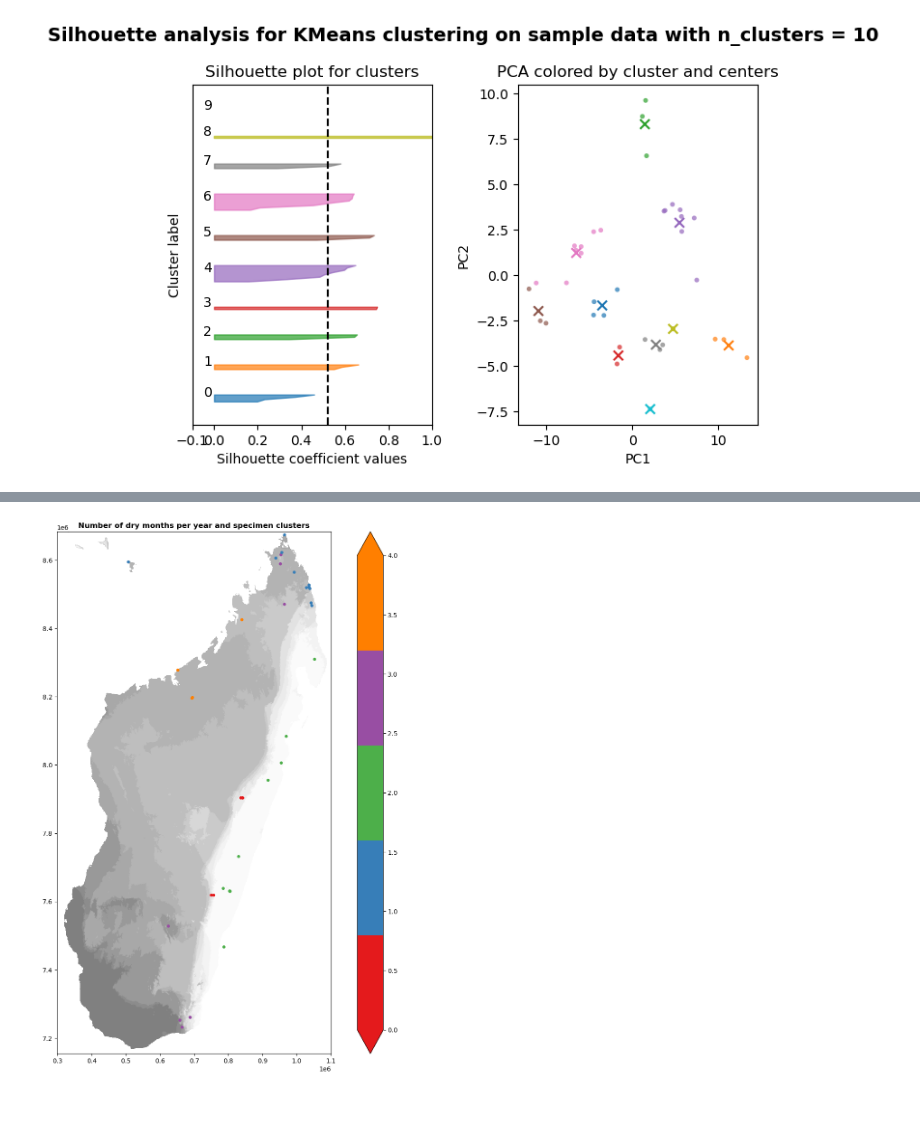
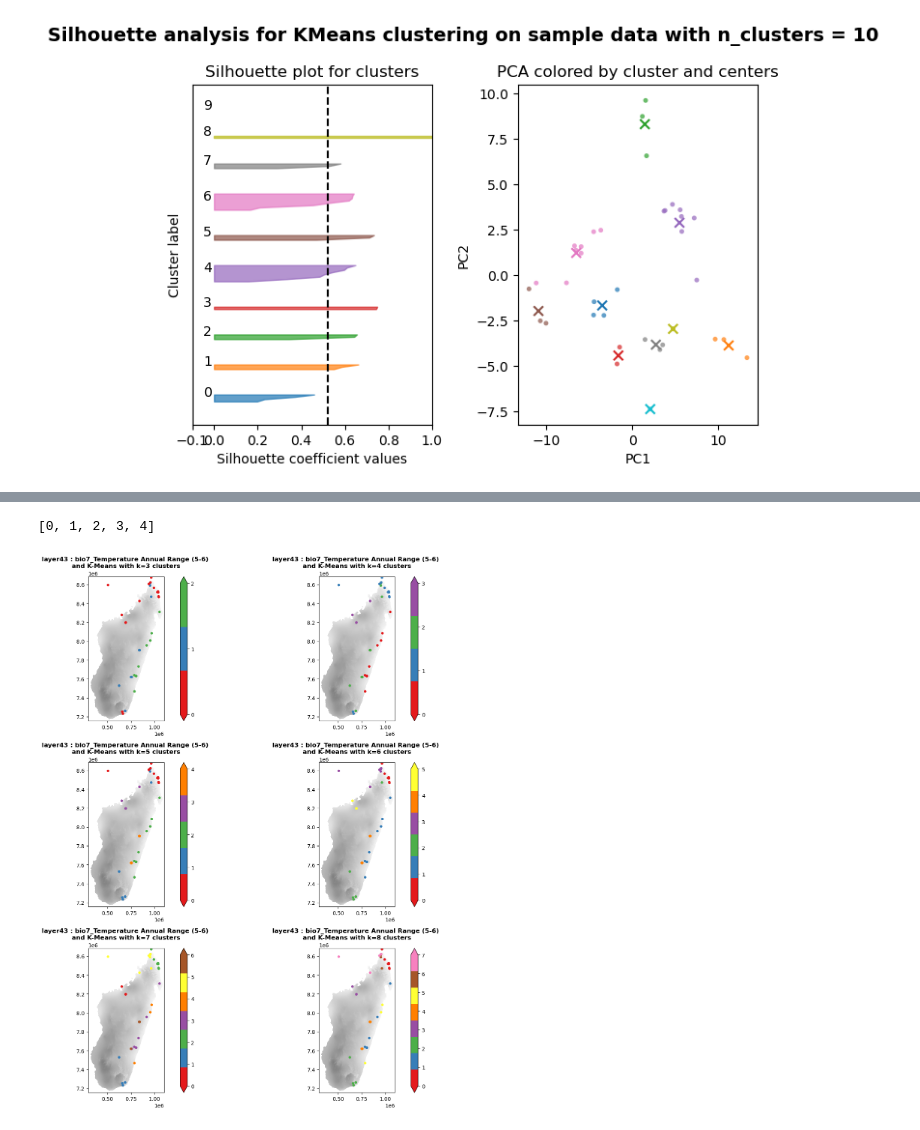
Before and after one commit to tahiri-lab/py_madaclim, a Jupyter notebook: src/data_exploration.ipynb, the cells around one changed output, grey strips where cells are left out. Drawn from its saved outputs; the diff is of its cells as text; code cells hidden in the pictures.

```diff
--- a/src/data_exploration.ipynb
+++ b/src/data_exploration.ipynb
@@ -1312,41 +1316,7 @@ Picking 8 clusters based on Silhouette score and PCA cluster overlap with 8PCs-r
 km_pca = KMeans(n_clusters=5, n_init=10).fit(X_pca)
 # %%
 gdf_gbs["cluster"] = km_pca.labels_
-# %%
-with rasterio.open(CLIMATE_DIR / MADACLIM_CURRENT_TIF) as raster_mada:
-
-    fig, ax = plt.subplots(figsize=(15, 15))
-
-    ax = rasterio.plot.show(
-            raster_mada.read(70, masked=True),
-            transform=raster_mada.transform,
-            alpha=0.5,
-            cmap="Greys",
-            ax=ax,
-            title="Number of dry months per year and specimen clusters",
-        )
-    # cax = plt.axes([0.85, 0.1, 0.075, 0.8])
-    # norm = colors.Normalize(vmin=gdf_gbs["cluster"].min(), vmax=gdf_gbs["cluster"].max())
-    cmap = colors.ListedColormap(plt.cm.get_cmap("Set1").colors[:len(gdf_gbs["cluster"].unique())])
-    # cb = plt.cm.ScalarMappable(norm=norm, cmap=cmap)
-    # cbar = fig.colorbar(cb, cax=cax)
-    # cbar.ax.set_yticklabels(gdf_gbs["cluster"].unique())
-
-    gdf_gbs.plot(
-        ax=ax,
-        column="cluster",
-        c=km_pca.labels_,
-        cmap=cmap,
-        markersize=15,
-        legend=True,
-        legend_kwds={
-            "spacing" : "uniform",
-            # "cax" : cax,
-            "ticklocation" : "left",
-            "extend" : "both",
-        }
-        # #     # "ticks" : range(5)
-        # },
-    )
-# %% [output]
-[figure, removed]
+# %%
+list(set(km_pca.labels_))
+# %% [output]
+[0, 1, 2, 3, 4]
@@ -1352,0 +1393,5 @@ with rasterio.open(CLIMATE_DIR / MADACLIM_CURRENT_TIF) as raster_mada:
+# %%
+# Scaled data
+kmeans_map_plot(X_scaled, 3, 8, 43, gdf_gbs)
+# %% [output]
+[figure, added]
```
Also changed, not shown: parts of 5 cells of this notebook.
